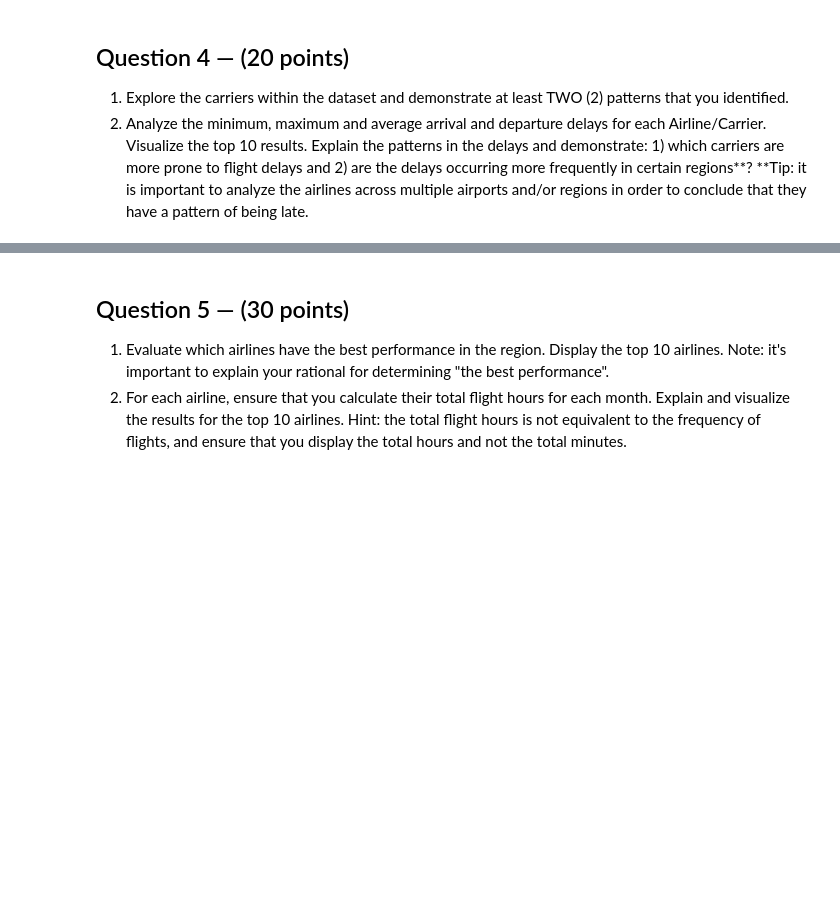
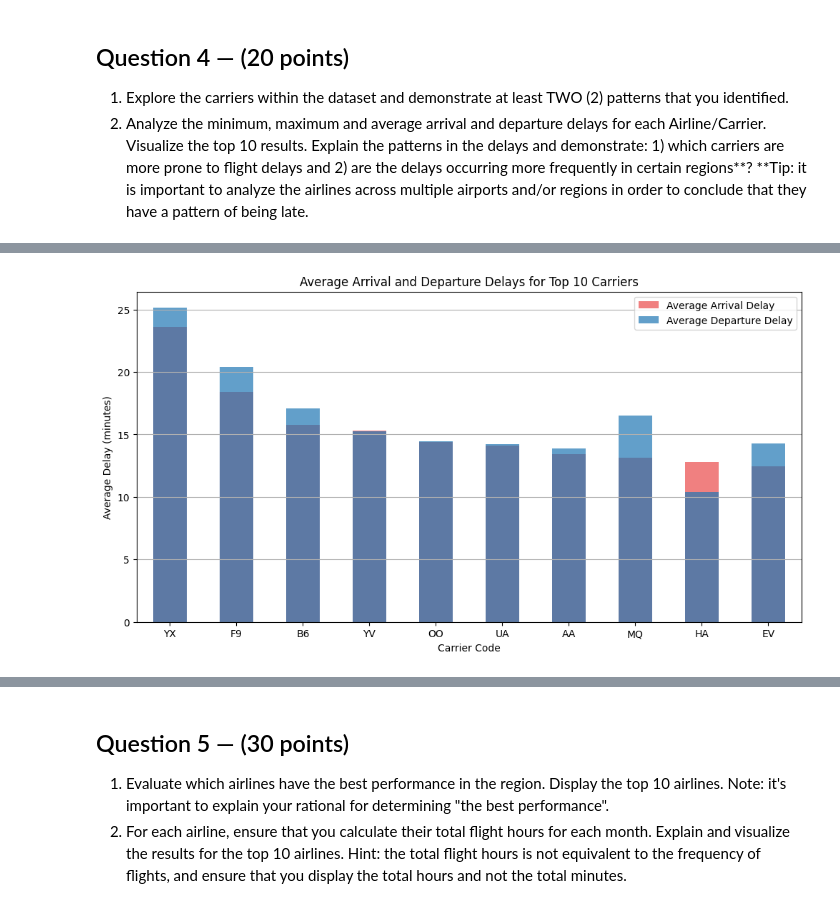
Before and after one commit to ayushzenith/practicum_1, a Jupyter notebook: Practicum.1.Group.30.ipynb, the cells around one changed output, grey strips where cells are left out. Cells and saved outputs as stored; diff of their text form; code cells hidden in the pictures; blank space fills up the shorter version.

```diff
--- a/Practicum.1.Group.30.ipynb
+++ b/Practicum.1.Group.30.ipynb
@@ -459,0 +498,6 @@ The visualizations illustrate the market share of each airline, highlighting the
+# %%
+# Calculate min, max, and average delays by carrier
+delay_stats = df.groupby('CARRIER_CODE')[['ARR_DELAY', 'DEP_DELAY']].agg(['min', 'max', 'mean'])
+
+# Get the top 10 carriers by average arrival delay
+top_carriers = delay_stats['ARR_DELAY']['mean'].nlargest(10)
@@ -459,0 +525,13 @@ The visualizations illustrate the market share of each airline, highlighting the
+# %%
+plt.figure(figsize=(12, 6))
+top_carriers.plot(kind='bar', color='lightcoral', label='Average Arrival Delay')
+delay_stats['DEP_DELAY']['mean'][top_carriers.index].plot(kind='bar', alpha=0.7, label='Average Departure Delay')
+plt.title('Average Arrival and Departure Delays for Top 10 Carriers')
+plt.xlabel('Carrier Code')
+plt.ylabel('Average Delay (minutes)')
+plt.xticks(rotation=0)
+plt.grid(axis='y')
+plt.legend()
+plt.show()
+# %% [output]
+[figure, added]
```
Also changed, not shown: parts of 13 cells of this notebook, 1 other file.
